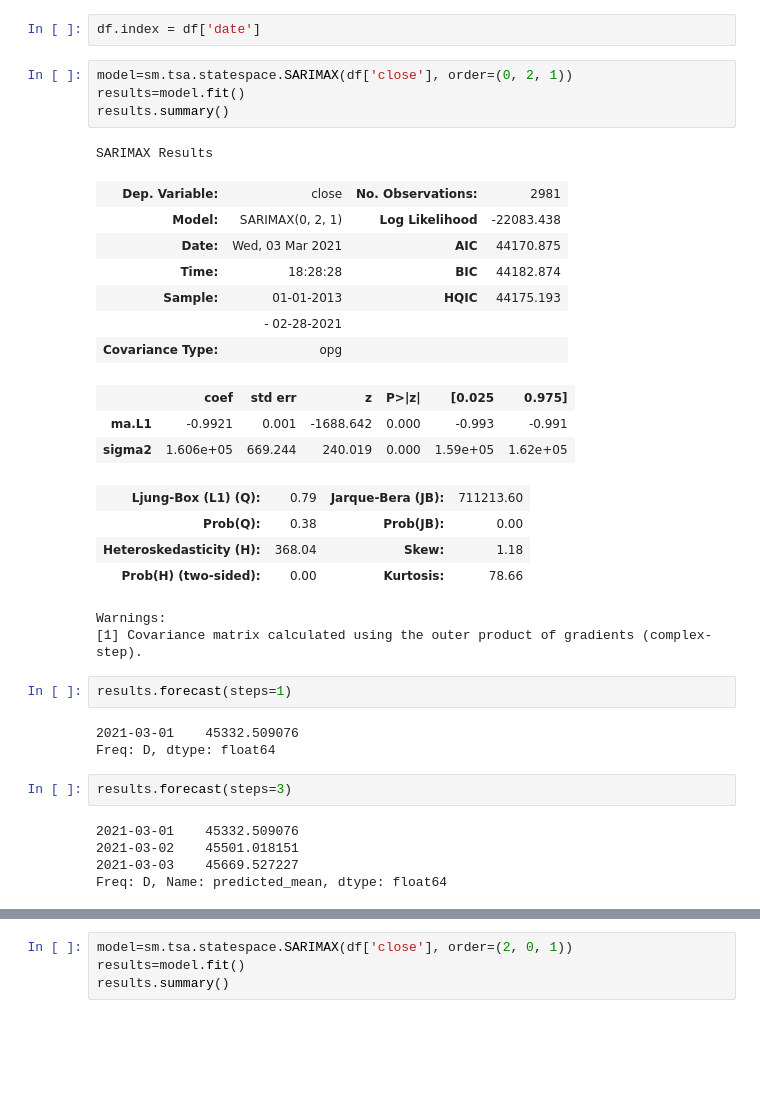
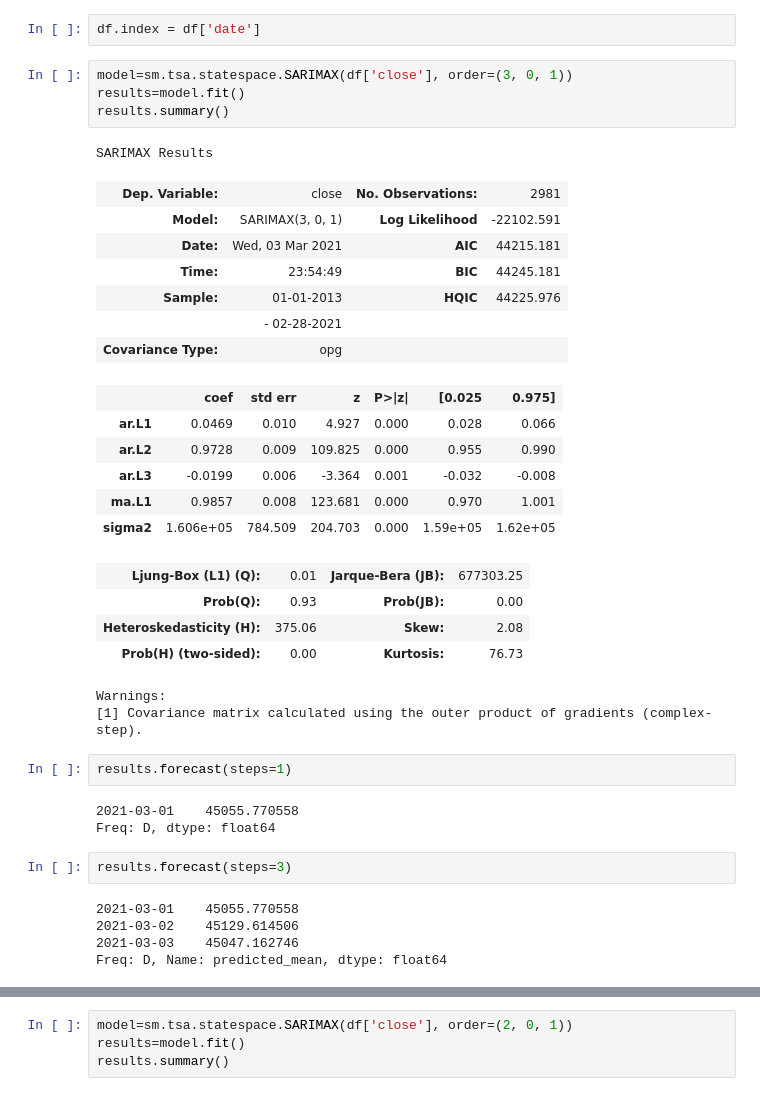
Before and after one commit to choigww/projects, a Jupyter notebook: bitcoin-price-prediction/05-ARIMA-implementation-22.ipynb, the cells around one changed output, grey strips where cells are left out. Saved outputs shown, nothing was run; the diff lists cells and outputs as text; blank space fills up the shorter version.

```diff
--- a/bitcoin-price-prediction/05-ARIMA-implementation-22.ipynb
+++ b/bitcoin-price-prediction/05-ARIMA-implementation-22.ipynb
@@ -29,36 +29,39 @@ df.head()
 # %%
 df.index = df['date']
 # %%
-model=sm.tsa.statespace.SARIMAX(df['close'], order=(0, 2, 1))
+model=sm.tsa.statespace.SARIMAX(df['close'], order=(3, 0, 1))
 results=model.fit()
 results.summary()
 # %% [output]
 SARIMAX Results
 | Dep. Variable: | close | No. Observations: | 2981 |
-| Model: | SARIMAX(0, 2, 1) | Log Likelihood | -22083.438 |
-| Date: | Wed, 03 Mar 2021 | AIC | 44170.875 |
-| Time: | 18:28:28 | BIC | 44182.874 |
-| Sample: | 01-01-2013 | HQIC | 44175.193 |
+| Model: | SARIMAX(3, 0, 1) | Log Likelihood | -22102.591 |
+| Date: | Wed, 03 Mar 2021 | AIC | 44215.181 |
+| Time: | 23:54:49 | BIC | 44245.181 |
+| Sample: | 01-01-2013 | HQIC | 44225.976 |
 |  | - 02-28-2021 |  |  |
 | Covariance Type: | opg |  |  |
 |  | coef | std err | z | P>|z| | [0.025 | 0.975] |
-| ma.L1 | -0.9921 | 0.001 | -1688.642 | 0.000 | -0.993 | -0.991 |
-| sigma2 | 1.606e+05 | 669.244 | 240.019 | 0.000 | 1.59e+05 | 1.62e+05 |
+| ar.L1 | 0.0469 | 0.010 | 4.927 | 0.000 | 0.028 | 0.066 |
+| ar.L2 | 0.9728 | 0.009 | 109.825 | 0.000 | 0.955 | 0.990 |
+| ar.L3 | -0.0199 | 0.006 | -3.364 | 0.001 | -0.032 | -0.008 |
+| ma.L1 | 0.9857 | 0.008 | 123.681 | 0.000 | 0.970 | 1.001 |
+| sigma2 | 1.606e+05 | 784.509 | 204.703 | 0.000 | 1.59e+05 | 1.62e+05 |
-| Ljung-Box (L1) (Q): | 0.79 | Jarque-Bera (JB): | 711213.60 |
-| Prob(Q): | 0.38 | Prob(JB): | 0.00 |
-| Heteroskedasticity (H): | 368.04 | Skew: | 1.18 |
-| Prob(H) (two-sided): | 0.00 | Kurtosis: | 78.66 |
+| Ljung-Box (L1) (Q): | 0.01 | Jarque-Bera (JB): | 677303.25 |
+| Prob(Q): | 0.93 | Prob(JB): | 0.00 |
+| Heteroskedasticity (H): | 375.06 | Skew: | 2.08 |
+| Prob(H) (two-sided): | 0.00 | Kurtosis: | 76.73 |
 Warnings:
 [1] Covariance matrix calculated using the outer product of gradients (complex-step).
 # %%
 results.forecast(steps=1)
 # %% [output]
-2021-03-01    45332.509076
+2021-03-01    45055.770558
 Freq: D, dtype: float64
 # %%
 results.forecast(steps=3)
 # %% [output]
-2021-03-01    45332.509076
-2021-03-02    45501.018151
-2021-03-03    45669.527227
+2021-03-01    45055.770558
+2021-03-02    45129.614506
+2021-03-03    45047.162746
 Freq: D, Name: predicted_mean, dtype: float64
```
Also changed, not shown: parts of 3 cells of this notebook, 2 other files.
